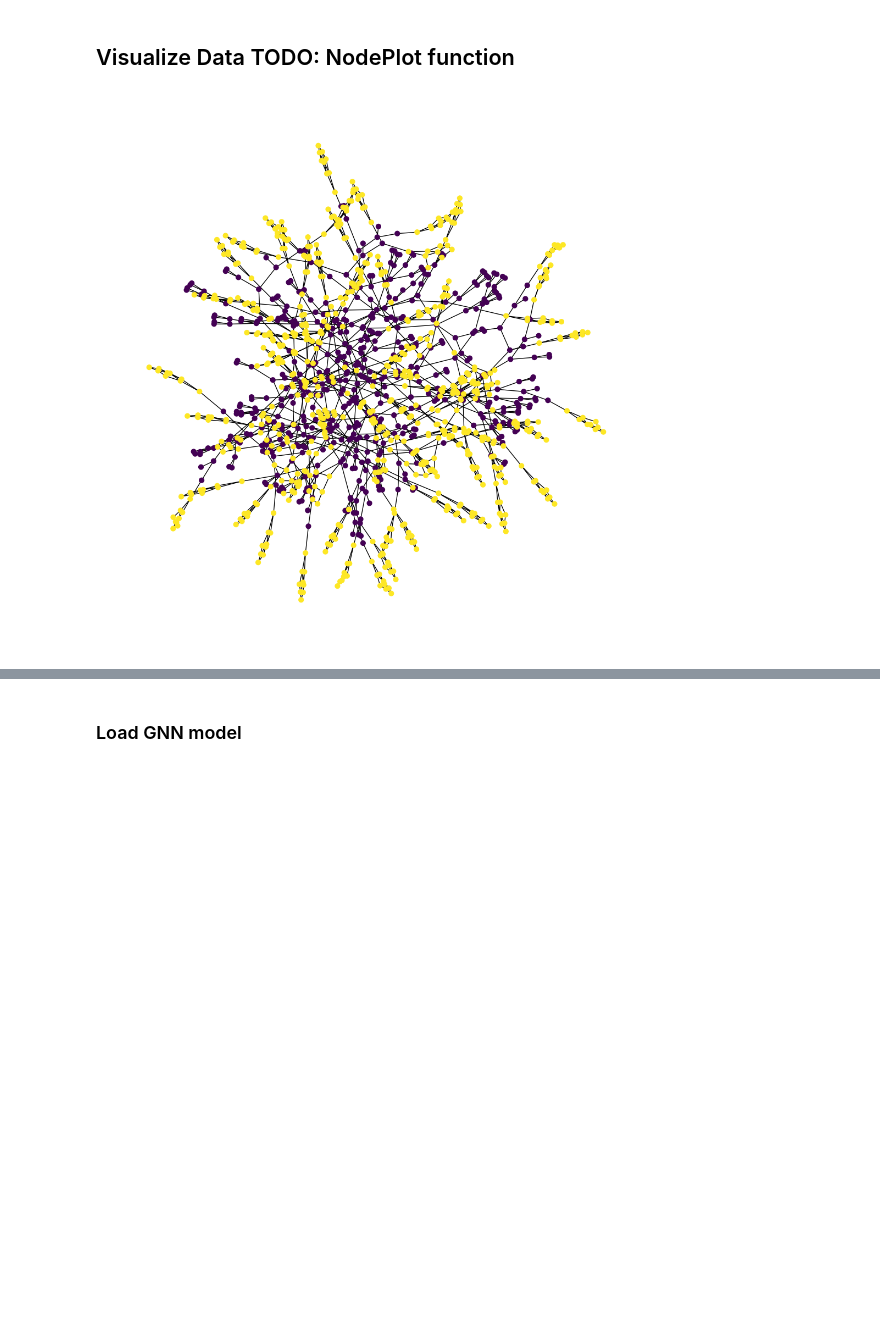
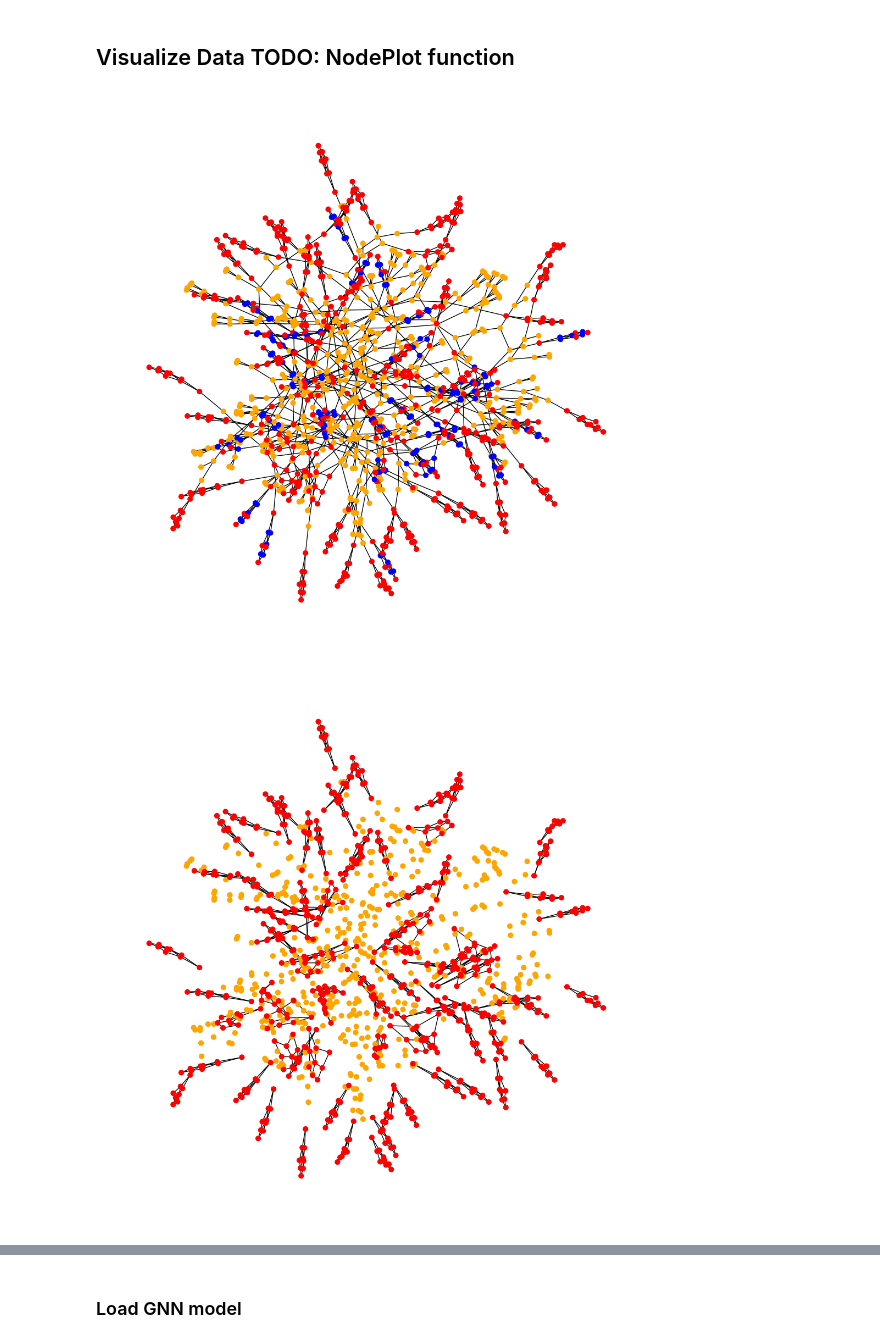
Before and after one commit to TrstnSch/BT-ML-PGESAT, a Jupyter notebook: code/PGExplainer/train_explainer_TreeGrid.ipynb, the cells around one changed output, grey strips where cells are left out. Drawn from its saved outputs; the diff is of its cells as text; code cells hidden in the pictures; blank space fills up the shorter version.

```diff
--- a/code/PGExplainer/train_explainer_TreeGrid.ipynb
+++ b/code/PGExplainer/train_explainer_TreeGrid.ipynb
@@ -47,12 +48,55 @@ t_T = 1.0                       #Paper says 2.0, Code seems to use 1.0 => 1.0 se
 datasetName: Literal['BA-Shapes', 'BA-Community', 'Tree-Cycles', 'Tree-Grid'] = 'Tree-Grid'
 # %% [markdown]
 ## Visualize Data TODO: NodePlot function
-# %%
-#labels, data = datasetLoader.loadNodeDataset(datasetName)
-
-data, labels = datasetLoader.loadOriginalNodeDataset(datasetName)
-motifNodes = [i for i in range(511,800,1)]
-
-pos = utils.plotTreeCycles(data)
-# %% [output]
-[figure, removed]
+# %%
+#labels, data = datasetLoader.loadNodeDataset(datasetName)
+
+data, num_labels = datasetLoader.loadOriginalNodeDataset(datasetName)
+
+ground_truth_indices = []
+allLabels = data.y
+
+for index in range(0, len(data.edge_index[0])):
+    if allLabels[data.edge_index[0][index]] == 1 and allLabels[data.edge_index[1][index]] == 1:
+        ground_truth_indices.append(index)
+
+groundTruthMask = torch.zeros_like(data.edge_index[0], dtype=torch.bool)
+groundTruthMask[ground_truth_indices] = 1
+
+edge_index_masked = data.edge_index[:,groundTruthMask]
+
+data1 = Data(x=data.x, y=data.y, edge_index=data.gt)
+data2 = Data(x=data.x, y=data.y, edge_index=edge_index_masked)
+
+motifNodesOriginal = [i for i in range(511,800,9)]              #in(512,514,515,516,518) out(511,513, 517,519)                   range(511,800,1)
+motifNodesNew = [i for i in range(len(data.x)) if data.y[i] == 1 ]
+allNodes = [i for i in range(len(data.x))]
+
+# motifNodesModified is supposed to only contain the "middle" elements of the motif, for which the 3-hop graph contains the complete motif
+motifNodesModified = [i for i in range(512,800,9)]
+trainableNodes = [514, 515, 516, 518]
+
+motifNodesMinimal = [i for i in range(512,800,9)]
+motifNodesMinimal.extend([i for i in range(514,800,9)])
+motifNodesMinimal = sorted(set(motifNodesMinimal))
+
+def add_multiples_of_9(start, end=800, step=9):
+    return [i for i in range(start, end, step)]
+
+for element in trainableNodes:
+    motifNodesModified.extend(add_multiples_of_9(element))
+
+motifNodesModified = sorted(set(motifNodesModified))
+
+pos = utils.plotTreeCycles(data, node_list=motifNodesModified)
+pos1 = utils.plotTreeCycles(data1, pos=pos)
+pos2 = utils.plotTreeCycles(data2, pos=pos)
+
+#motifNodesOriginal = [i for i in range(511,800,1)]
+
+#data3 = Data()
+
+#pos3 = utils.plotTreeCycles(data3, pos=pos)
+# %% [output]
+[figure, added]
+[figure, added]
```
Also changed, not shown: parts of 9 cells of this notebook, 6 other files.
